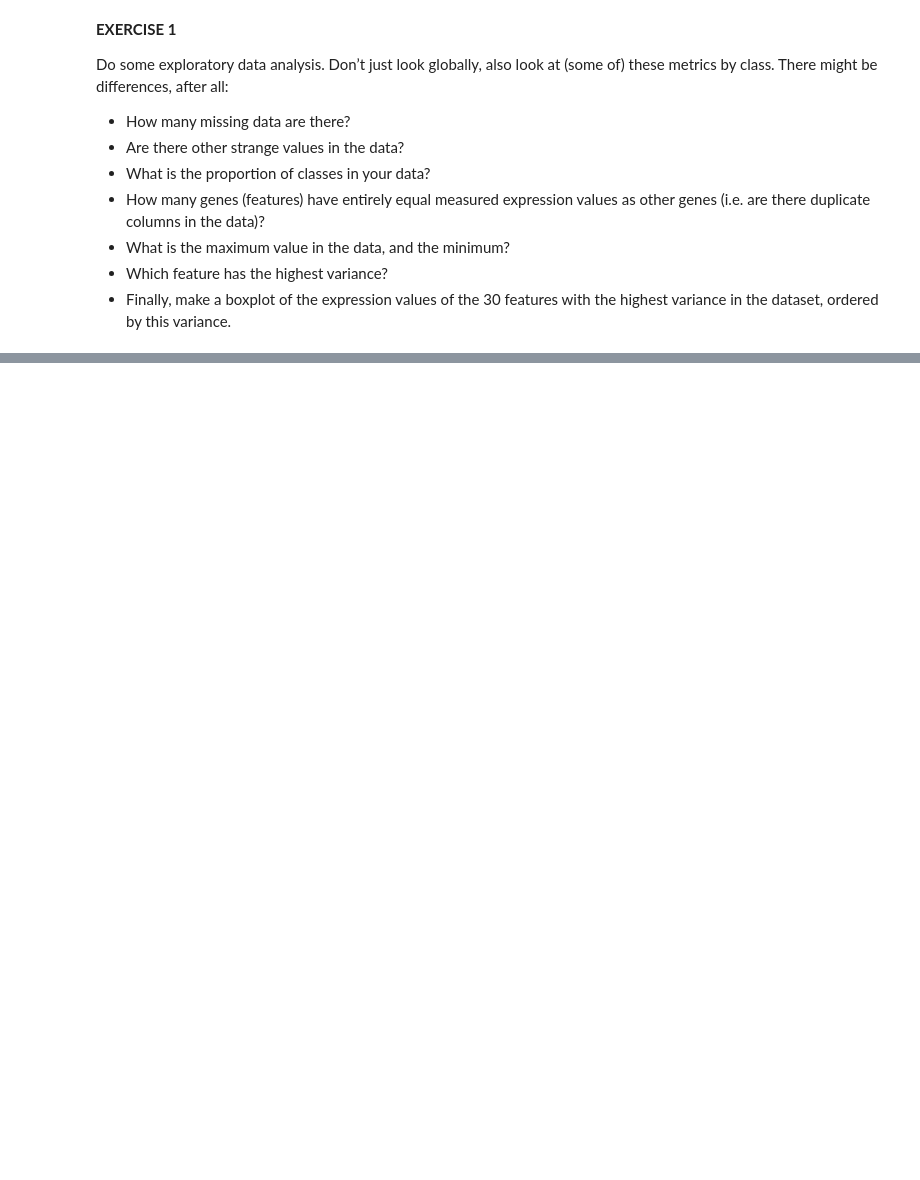
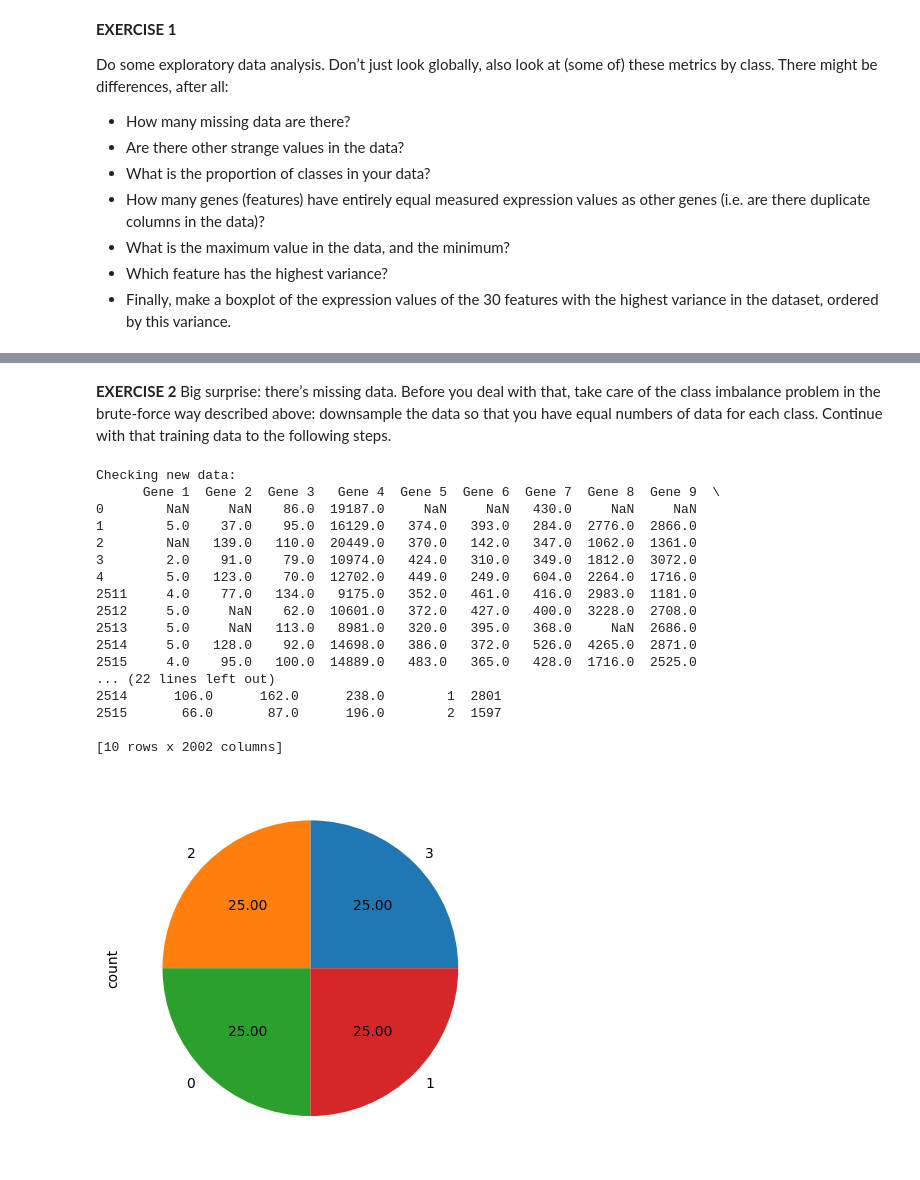
Before and after one commit to manuayllon00/BMLMProject, a Jupyter notebook: project..ipynb, the cells around one changed output, grey strips where cells are left out. Saved outputs shown, nothing was run; the diff lists cells and outputs as text; code cells hidden in the pictures; blank space fills up the shorter version.

```diff
--- a/project..ipynb
+++ b/project..ipynb
@@ -97,0 +121,58 @@ Displaying Boxplot of the Top 30 Genes with highest variance
+# %% [markdown]
+**EXERCISE 2**
+Big surprise: there’s missing data. Before you deal with that, take care of the class
+imbalance problem in the brute-force way described above: downsample the data so
+that you have equal numbers of data for each class. Continue with that training data to the following steps.
+# %%
+# Since imabalance in data is found more often than not in ML, there are different ways to adress it.
+# Here we are going to apply a data level approach called 'downsampling' in order to have equal numbers of data for each class.
+# To do as the exercise orders, we are going to take advantage of the amazing 'imbalance learn' library to downsample the more dense classes.
+from sklearn.utils import resample
+
+# Assuming df_train is your DataFrame containing the dataset
+# Assuming 'Outcome' is the column containing class labels
+
+# Identify the class(es) with the most samples
+class_counts = df_train['Outcome'].value_counts()
+max_samples = class_counts.max()
+min_samples = class_counts.min()
+
+# Perform downsampling on the classes with more samples
+balanced_data = pd.DataFrame(columns=df_train.columns)
+for class_label, count in class_counts.items():
+    if count > min_samples:
+        # Downsample the class with more samples to match the size of the class with fewer samples
+        class_data = df_train[df_train['Outcome'] == class_label]
+        sampled_data = resample(class_data, replace=False, n_samples=min_samples, random_state=42)
+        balanced_data = pd.concat([balanced_data, sampled_data])
+
+    else:
+        # Keep the class with fewer samples as it is
+        class_data = df_train[df_train['Outcome'] == class_label]
+        balanced_data = pd.concat([balanced_data, class_data])
+
+# Shuffle the balanced data
+balanced_data = balanced_data.sample(frac=1, random_state=42).reset_index(drop=True)
+balanced_data['Outcome'].value_counts().plot.pie(autopct='%.2f')
+
+print ("Checking new data:")
+print(balanced_data.iloc[np.r_[0:5, -5:0]])
+# %% [output]
+Checking new data:
+      Gene 1  Gene 2  Gene 3   Gene 4  Gene 5  Gene 6  Gene 7  Gene 8  Gene 9  \
+0        NaN     NaN    86.0  19187.0     NaN     NaN   430.0     NaN     NaN
+1        5.0    37.0    95.0  16129.0   374.0   393.0   284.0  2776.0  2866.0
+2        NaN   139.0   110.0  20449.0   370.0   142.0   347.0  1062.0  1361.0
+3        2.0    91.0    79.0  10974.0   424.0   310.0   349.0  1812.0  3072.0
+4        5.0   123.0    70.0  12702.0   449.0   249.0   604.0  2264.0  1716.0
+2511     4.0    77.0   134.0   9175.0   352.0   461.0   416.0  2983.0  1181.0
+2512     5.0     NaN    62.0  10601.0   372.0   427.0   400.0  3228.0  2708.0
+2513     5.0     NaN   113.0   8981.0   320.0   395.0   368.0     NaN  2686.0
+2514     5.0   128.0    92.0  14698.0   386.0   372.0   526.0  4265.0  2871.0
+2515     4.0    95.0   100.0  14889.0   483.0   365.0   428.0  1716.0  2525.0
+... (22 lines left out)
+2514      106.0      162.0      238.0        1  2801
+2515       66.0       87.0      196.0        2  1597
+
+[10 rows x 2002 columns]
+[figure, added]
```
Also changed, not shown: parts of 7 cells of this notebook, 1 other file.
